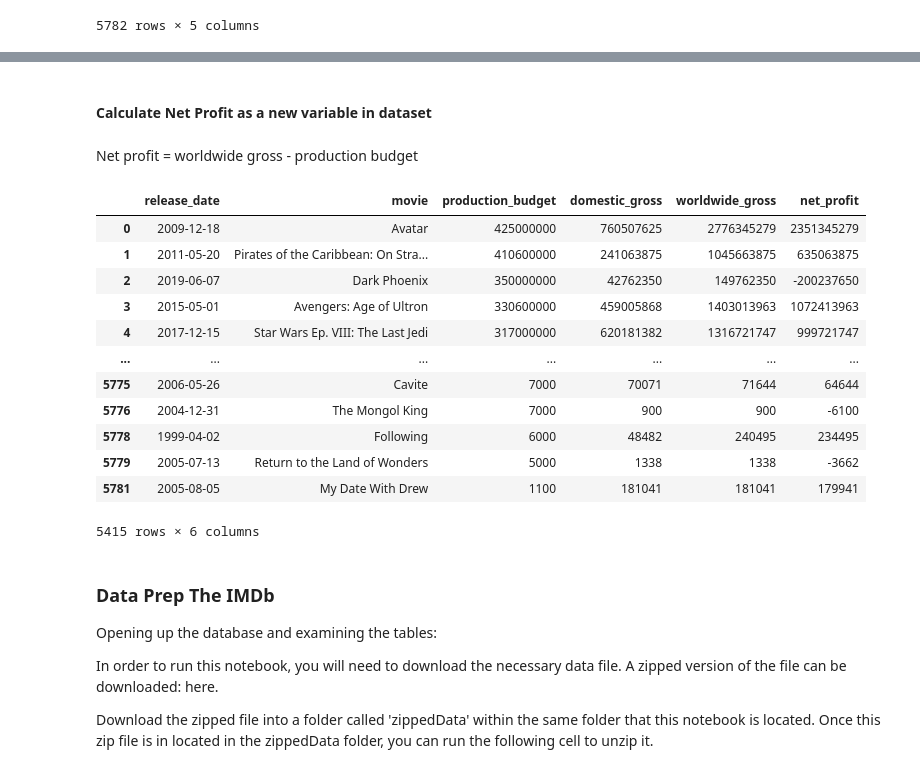
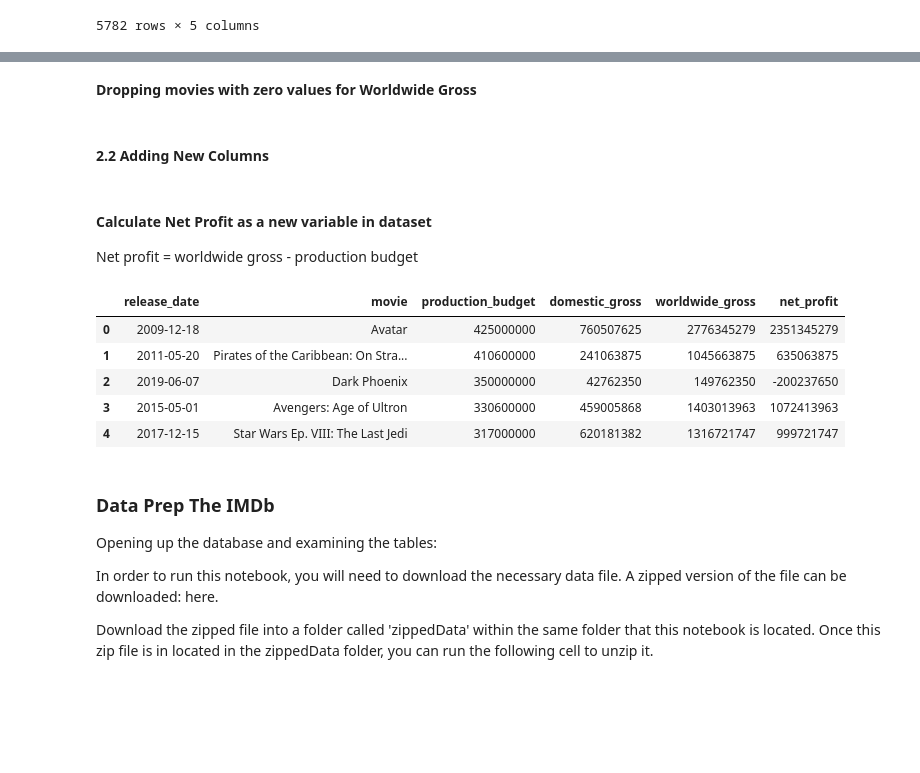
Before and after one commit to fetterollie/Microsoft-Movie-Analysis, a Jupyter notebook: dsc-phase1-project-template - MD_Copy.ipynb, the cells around one changed output, grey strips where cells are left out. Drawn from its saved outputs; the diff is of its cells as text; code cells hidden in the pictures; blank space fills up the shorter version.

```diff
--- a/dsc-phase1-project-template - MD_Copy.ipynb
+++ b/dsc-phase1-project-template - MD_Copy.ipynb
@@ -408,0 +383,2 @@ Excluding worldwide gross of $0 would remove 6.3 percent of datapoints
+# %% [markdown]
+**Dropping movies with zero values for Worldwide Gross**
@@ -409,24 +388,18 @@ Excluding worldwide gross of $0 would remove 6.3 percent of datapoints
+# %% [markdown]
+#### 2.2 Adding New Columns
 # %% [markdown]
 #### Calculate Net Profit as a new variable in dataset
+Net profit = worldwide gross - production budget
-# %% [markdown]
-Net profit = worldwide gross - production budget
 # %%
 tn_df = tn_df.assign(net_profit = tn_df['worldwide_gross'] - tn_df['production_budget'])
-tn_df
+tn_df.head()
 # %% [output]
 |  | release_date | movie | production_budget | domestic_gross | worldwide_gross | net_profit |
 | 0 | 2009-12-18 | Avatar | 425000000 | 760507625 | 2776345279 | 2351345279 |
 | 1 | 2011-05-20 | Pirates of the Caribbean: On Stra... | 410600000 | 241063875 | 1045663875 | 635063875 |
 | 2 | 2019-06-07 | Dark Phoenix | 350000000 | 42762350 | 149762350 | -200237650 |
 | 3 | 2015-05-01 | Avengers: Age of Ultron | 330600000 | 459005868 | 1403013963 | 1072413963 |
 | 4 | 2017-12-15 | Star Wars Ep. VIII: The Last Jedi | 317000000 | 620181382 | 1316721747 | 999721747 |
-| ... | ... | ... | ... | ... | ... | ... |
-| 5775 | 2006-05-26 | Cavite | 7000 | 70071 | 71644 | 64644 |
-| 5776 | 2004-12-31 | The Mongol King | 7000 | 900 | 900 | -6100 |
-| 5778 | 1999-04-02 | Following | 6000 | 48482 | 240495 | 234495 |
-| 5779 | 2005-07-13 | Return to the Land of Wonders | 5000 | 1338 | 1338 | -3662 |
-| 5781 | 2005-08-05 | My Date With Drew | 1100 | 181041 | 181041 | 179941 |
-5415 rows × 6 columns
 # %% [markdown]
 ### Data Prep The IMDb
 
```
Also changed, not shown: parts of 6 cells of this notebook.
